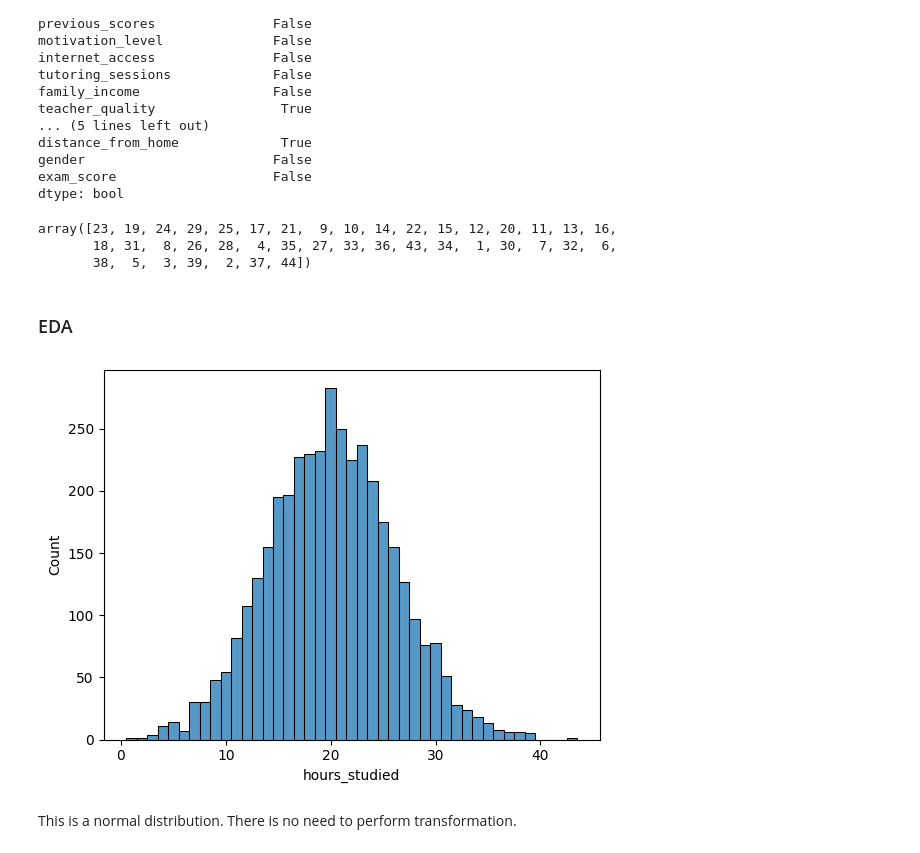
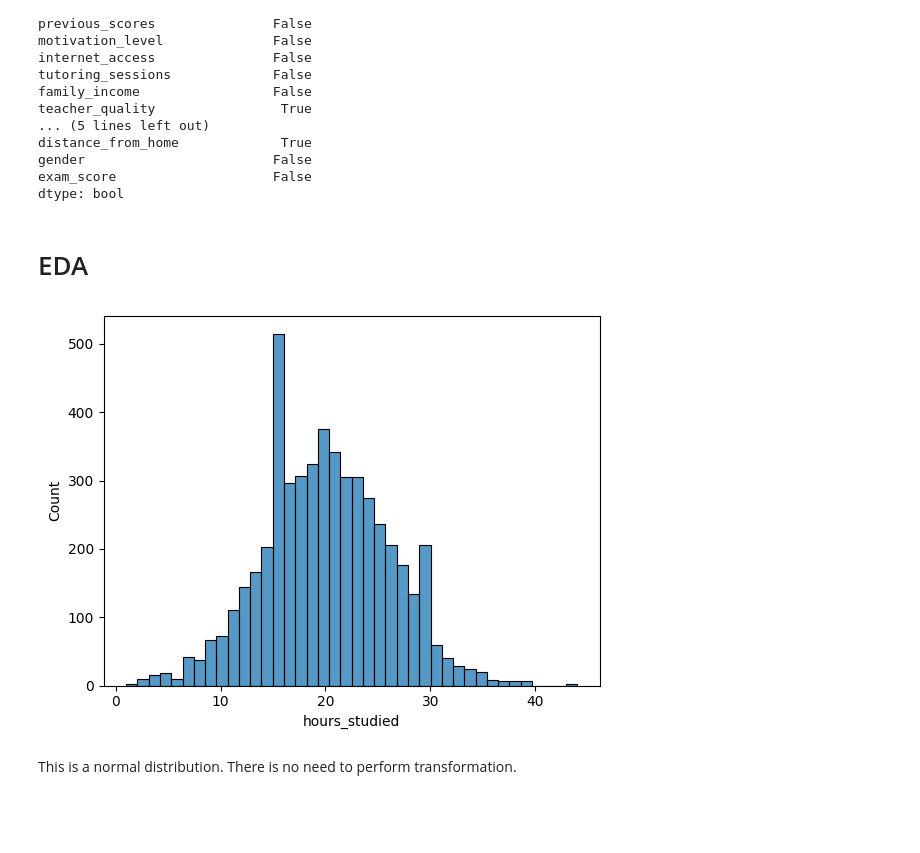
Before and after one commit to kabsmeiou/study-hours-estimator, a Jupyter notebook: study-hours-notebook.ipynb, the cells around one changed output. Saved outputs shown, nothing was run; the diff lists cells and outputs as text; code cells hidden in the pictures; blank space fills up the shorter version.

```diff
--- a/study-hours-notebook.ipynb
+++ b/study-hours-notebook.ipynb
@@ -158,10 +119,4 @@ dtype: bool
 df.dropna(inplace=True)
-# %%
-df.hours_studied.unique()
-# %% [output]
-array([23, 19, 24, 29, 25, 17, 21,  9, 10, 14, 22, 15, 12, 20, 11, 13, 16,
-       18, 31,  8, 26, 28,  4, 35, 27, 33, 36, 43, 34,  1, 30,  7, 32,  6,
-       38,  5,  3, 39,  2, 37, 44])
 # %%
 y = df['hours_studied'].values
 
@@ -175,10 +125,10 @@ assert len(df_train) + len(df_val) == len(df_full_train)
 # %% [markdown]
-### EDA
+# EDA
 # %%
-sns.histplot(df_train.hours_studied, discrete=True, bins=40)
+sns.histplot(df_full_train.hours_studied, bins=40)
 plt.show()
 # %% [output]
-[figure, old version]
+[figure, new version]
 # %% [markdown]
 This is a normal distribution. There is no need to perform transformation.
 # %%
```
Also changed, not shown: parts of 29 cells of this notebook.
